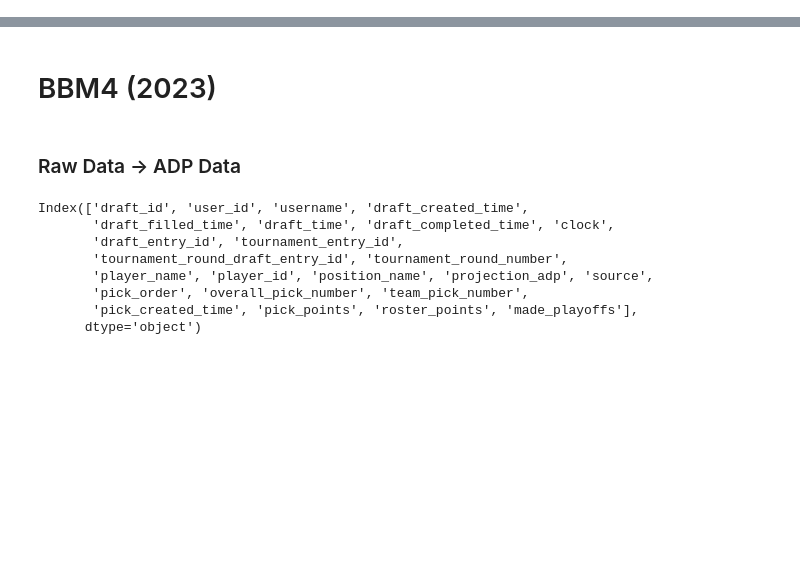
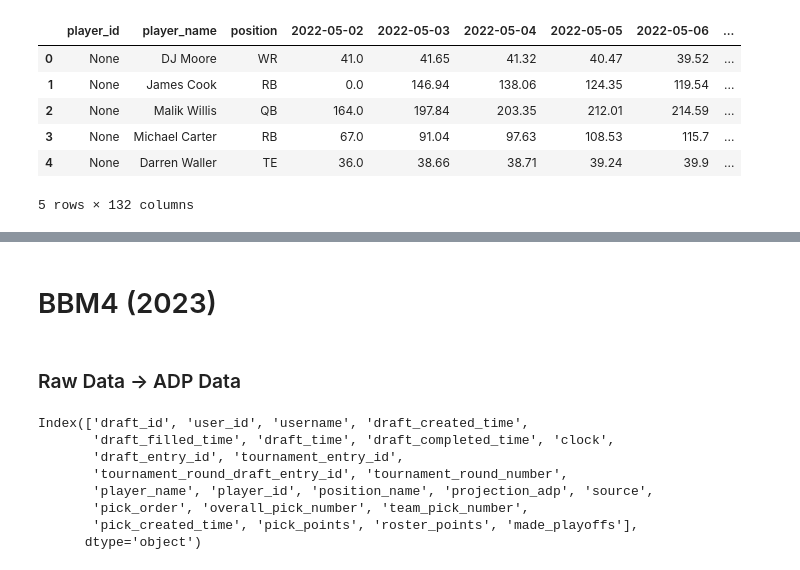
Before and after one commit to TuxFF/tuxff-frontend, a Jupyter notebook: scripts/data_processing.ipynb, the cells around one changed output, grey strips where cells are left out. Cells and saved outputs as stored; diff of their text form; code cells hidden in the pictures; blank space fills up the shorter version.

```diff
--- a/scripts/data_processing.ipynb
+++ b/scripts/data_processing.ipynb
@@ -14,0 +229,6 @@ cursor = conn.cursor(cursor_factory=RealDictCursor)
+# %%
+bbm3_cond = bbm3_data.copy()[['draft_time', 'player_name', 'position_name', 'projection_adp']]
+bbm3_cond['draft_time'] = pd.to_datetime(bbm3_cond['draft_time']) + pd.Timedelta(hours=-15)
+bbm3_cond['draft_time'] = bbm3_cond['draft_time'].dt.strftime('%Y-%m-%dT%H:%M:%SZ')
+bbm3_cond['draft_date'] = bbm3_cond['draft_time'].str[:10]
+bbm3_cond.head(5)
@@ -14,0 +242,8 @@ cursor = conn.cursor(cursor_factory=RealDictCursor)
+# %%
+bbm3_date = bbm3_cond[bbm3_cond['draft_date'] == '2022-07-17']
+for player_name in bbm3_date['player_name'].unique():
+    player_data = bbm3_date[bbm3_date['player_name'] == player_name]
+    adp_counts = player_data['projection_adp'].value_counts()
+    print(f"\n{player_name}:")
+    for adp, count in adp_counts.items():
+        print(f"  ADP {adp}: {count} times")
@@ -14,0 +268,35 @@ cursor = conn.cursor(cursor_factory=RealDictCursor)
+# %%
+dates = sorted(bbm3_cond['draft_date'].unique())
+player_names = bbm3_cond['player_name'].unique()
+
+col_names = ['player_id', 'player_name', 'position'] + dates
+bbm3_adp = pd.DataFrame(columns=col_names)
+
+player_info = bbm3_cond.groupby('player_name').first()[['position_name']].reset_index()
+
+for player_name in player_names:
+    player_data = player_info[player_info['player_name'] == player_name].iloc[0]
+    row_data = [None, player_data['player_name'], player_data['position_name']] + [None] * len(dates)
+    bbm3_adp.loc[len(bbm3_adp)] = row_data
+# %%
+for date in dates:
+    bbm3_on_date = bbm3_cond[bbm3_cond['draft_date'] == date]
+    for idx, row in bbm3_adp.iterrows():
+        player_data = bbm3_on_date[bbm3_on_date['player_name'] == row['player_name']]
+        adp_counts = player_data['projection_adp'].value_counts()
+        if len(adp_counts) == 0:
+            adp = 216.0
+        else:
+            adp = adp_counts.index[0]
+        bbm3_adp.loc[idx, date] = adp
+# %%
+bbm3_adp.to_csv(r'C:\Users\Jona\Desktop\tuxff\data\bbm3_adp.csv')
+bbm3_adp.head(5)
+# %% [output]
+|  | player_id | player_name | position | 2022-05-02 | 2022-05-03 | 2022-05-04 | 2022-05-05 | 2022-05-06 | ... |
+| 0 | None | DJ Moore | WR | 41.0 | 41.65 | 41.32 | 40.47 | 39.52 | ... |
+| 1 | None | James Cook | RB | 0.0 | 146.94 | 138.06 | 124.35 | 119.54 | ... |
+| 2 | None | Malik Willis | QB | 164.0 | 197.84 | 203.35 | 212.01 | 214.59 | ... |
+| 3 | None | Michael Carter | RB | 67.0 | 91.04 | 97.63 | 108.53 | 115.7 | ... |
+| 4 | None | Darren Waller | TE | 36.0 | 38.66 | 38.71 | 39.24 | 39.9 | ... |
+5 rows × 132 columns
```
Also changed, not shown: parts of 33 cells of this notebook, 2 other files.
